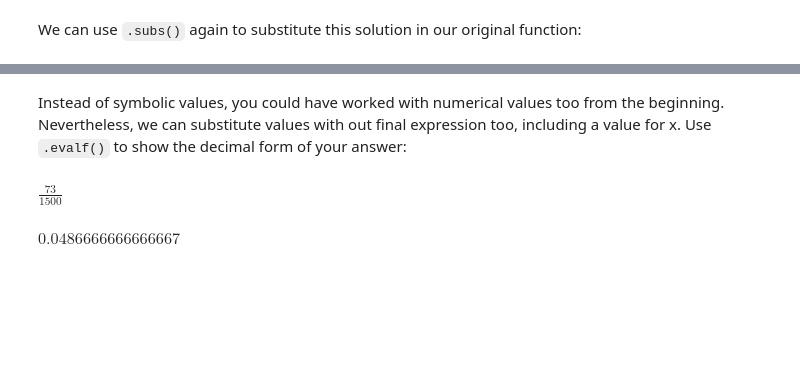
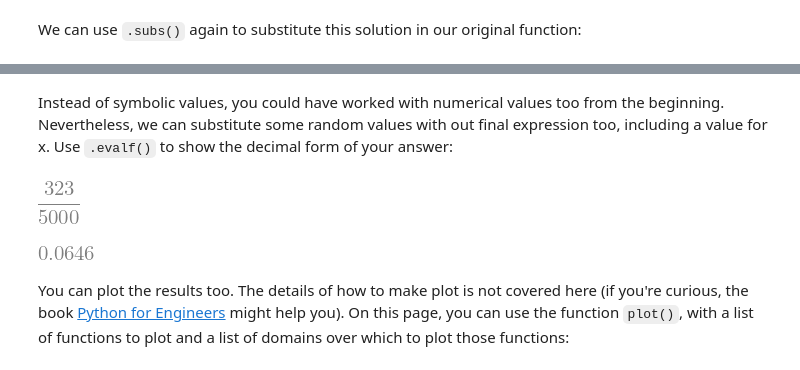
Before and after one commit to TUDelft-books/CEG-mechanics-BSc, a Jupyter notebook: book/tools/sympy_mech.ipynb, the cells around one changed output, grey strips where cells are left out. Drawn from its saved outputs; the diff is of its cells as text; code cells hidden in the pictures; blank space fills up the shorter version.

```diff
--- a/book/tools/sympy_mech.ipynb
+++ b/book/tools/sympy_mech.ipynb
@@ -98,8 +87,8 @@ $\displaystyle \frac{q x^{4}}{24 EI} - \frac{x^{3} \left(\frac{F}{3} + \frac{10
 # %% [markdown]
-Instead of symbolic values, you could have worked with numerical values too from the beginning. Nevertheless, we can substitute values with out final expression too, including a value for x. Use `.evalf()` to show the decimal form of your answer:
+Instead of symbolic values, you could have worked with numerical values too from the beginning. Nevertheless, we can substitute some random values with out final expression too, including a value for x. Use `.evalf()` to show the decimal form of your answer:
 # %%
-display(w_CD.subs(sol).subs(EI,20000).subs(q,10).subs(F,10).subs(x,6))
-display(w_CD.subs(sol).subs(EI,20000).subs(q,10).subs(F,10).subs(x,6).evalf())
+display(w_CD.subs(sol).subs(EI,50000).subs(q,10).subs(F,35).subs(x,6))
+display(w_CD.subs(sol).subs(EI,50000).subs(q,10).subs(F,35).subs(x,6).evalf())
 # %% [output]
-$\displaystyle \frac{73}{1500}$
-$\displaystyle 0.0486666666666667$
+[figure, added]
+[figure, added]
@@ -105,0 +118,2 @@ $\displaystyle 0.0486666666666667$
+# %% [markdown]
+You can plot the results too. The details of how to make plot is not covered here (if you're curious, the book [Python for Engineers](https://teachbooks.github.io/learn-python) might help you). On this page, you can use the function `plot()`, with a list of functions to plot and a list of domains over which to plot those functions:
```
Also changed, not shown: parts of 10 cells of this notebook, 3 other files.
